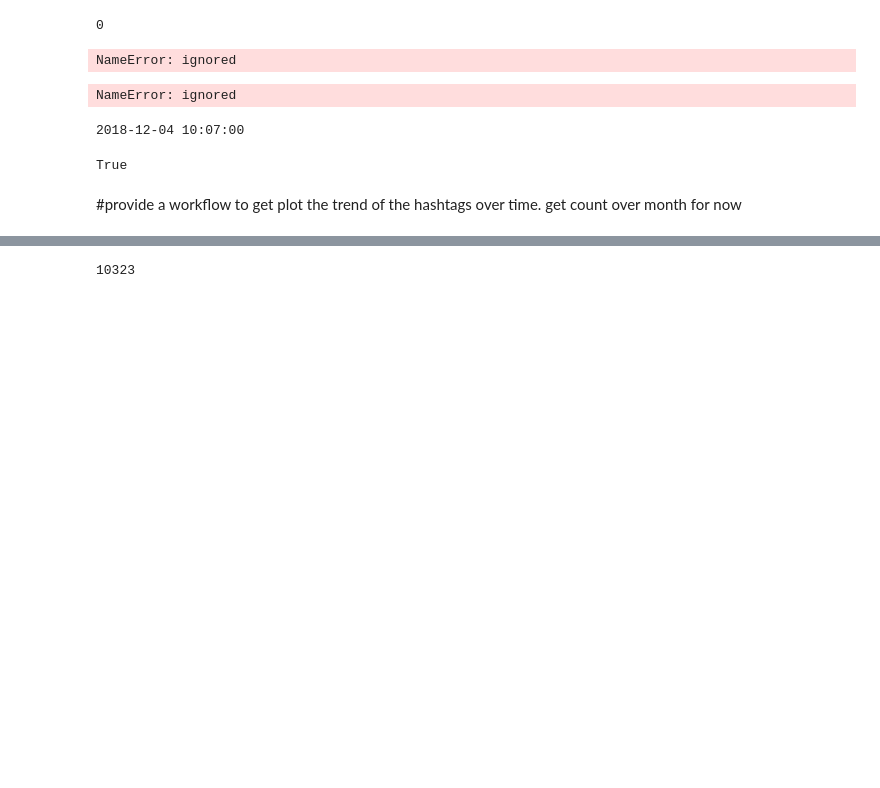
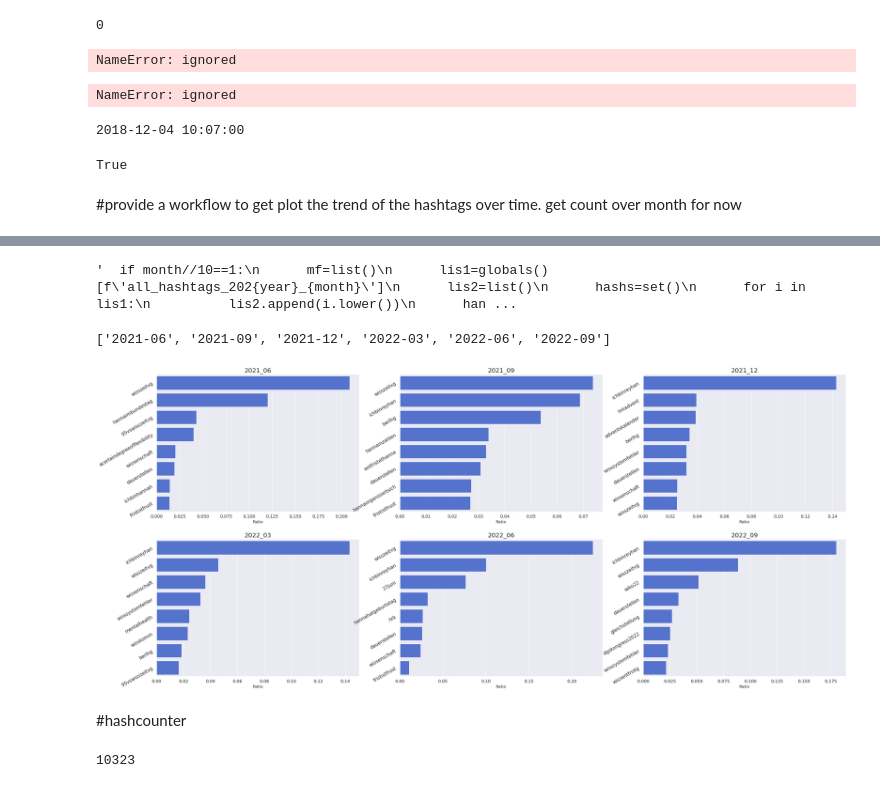
Before and after one commit to moinam/TweetAnalyzer, a Jupyter notebook: graphs.ipynb, the cells around one changed output, grey strips where cells are left out. Saved outputs shown, nothing was run; the diff lists cells and outputs as text; code cells hidden in the pictures; blank space fills up the shorter version.

Commit message:
in graphs file ; new analysis have been shown such as:   - analysis of trend of most frequent hashtags co-occuring  with     ichbinhanna over time

```diff
--- a/graphs.ipynb
+++ b/graphs.ipynb
@@ -229,0 +234,36 @@ for i in range(1,3):
+# %%
+def monthly_most_frequent_hashtags(year, month):
+  #if month//10==0:
+      mf=list()
+      lis1=globals()[f'all_hashtags_202{year}_{month}']
+      lis2=list()
+      hashs=set()
+      for i in lis1:
+          lis2.append(i.lower())
+      hanna=lis2.count("ichbinhanna")
+      for i in lis2:
+        if i not in hashs:
+          hashs.add(i)
+          count= lis2.count(i)
+          mf.append((i,count/(len(lis2)-hanna)))
+      mf= sorted(mf,key=lambda x: x[1],reverse=True)
+      return mf
+'''  if month//10==1:
+      mf=list()
+      lis1=globals()[f'all_hashtags_202{year}_{month}']
+      lis2=list()
+      hashs=set()
+      for i in lis1:
+          lis2.append(i.lower())
+      hanna=lis2.count("ichbinhanna")
+      for i in lis2:
+        if i not in hashs:
+          hashs.add(i)
+          count= lis2.count(i)
+          mf.append((i,count/(len(lis2)-hanna)))
+      mf= sorted(mf,key=lambda x: x[1],reverse=True)
+      return mf'''
+# %% [output]
+'  if month//10==1:\n      mf=list()\n      lis1=globals()[f\'all_hashtags_202{year}_{month}\']\n      lis2=list()\n      hashs=set()\n      for i in lis1:\n          lis2.append(i.lower())\n      han ...
+# %%
+a=monthly_most_frequent_hashtags(1,10)
@@ -230,3 +272,33 @@ for i in range(1,3):
+# %%
+date_each3= [dt for row, dt in enumerate(date) if row%3==0]
+# %%
+date_each3
+# %% [output]
+['2021-06', '2021-09', '2021-12', '2022-03', '2022-06', '2022-09']
+# %%
+%matplotlib inline
+sns.set(style="darkgrid")
+fig = plt.subplots(figsize =(40, 18))
+fig[1].set_ylabel("Hashtags",fontsize=20)
+fig[1].set_xlabel("Ratio",fontsize=20)
+
+for row,dt in enumerate(date_each3):
+    i,j = dt[3],dt[5:]
+    a=monthly_most_frequent_hashtags(i,j)
+    x=[i[0] for i in a][1:9]
+    y=[i[1] for i in a][1:9]
+    plt.subplot(2,3,row+1)
+    ax = sns.barplot(y=x,x=y,orient="h",color='royalblue' )
+    ax.set_title(f'202{i}_{j}',fontsize=20)
+    ax.set_xlabel("Ratio",fontsize=13)
+    plt.yticks(fontsize=15,rotation=30)
+    plt.xticks(fontsize=14)
+
+plt.show()
+# %% [output]
+[figure, added]
+# %% [markdown]
+#hashcounter
 # %%
 def hashtag_counter(hash_ls,txt):
   lis=list()
```
Also changed, not shown: parts of 11 cells of this notebook, 1 other file.
